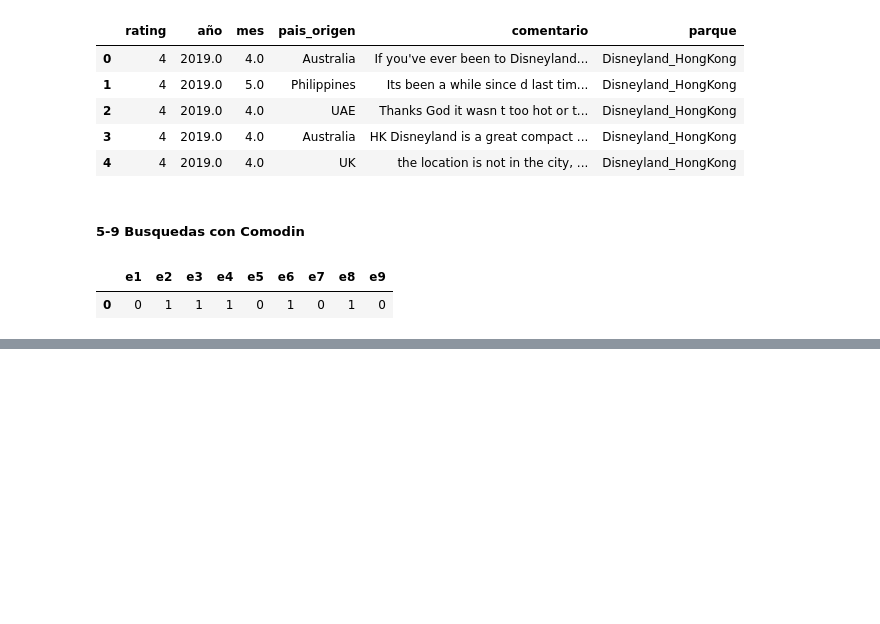
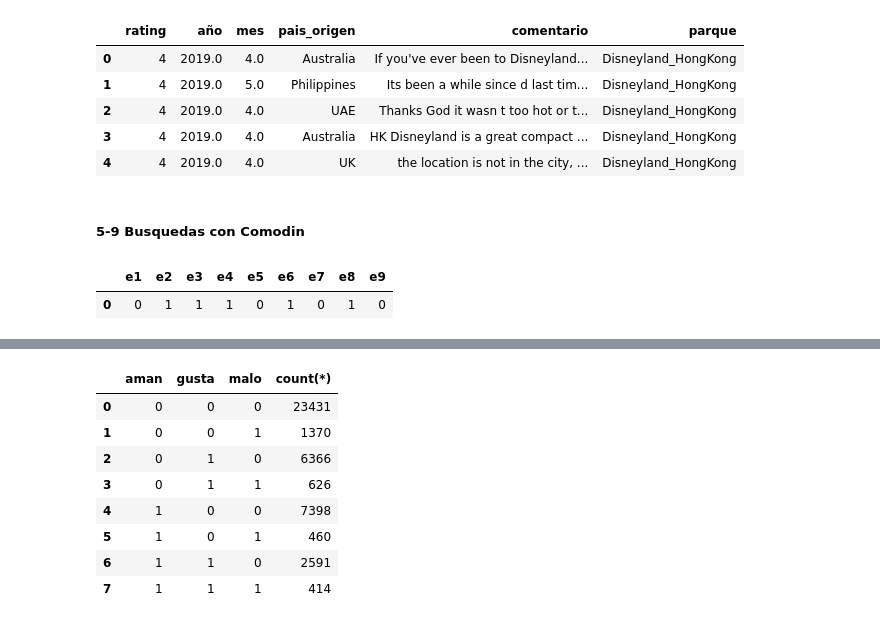
Before and after one commit to user14721068/SQL, a Jupyter notebook: 5.-Manejo de texto.ipynb, the cells around one changed output, grey strips where cells are left out. Drawn from its saved outputs; the diff is of its cells as text; code cells hidden in the pictures; blank space fills up the shorter version.

```diff
--- a/5.-Manejo de texto.ipynb
+++ b/5.-Manejo de texto.ipynb
@@ -487,0 +587,25 @@ df.head(10)
+# %%
+# Obtener la tabla considerando que puede haber comentarios que contenga una o mas palabras.
+
+query="""
+select
+    comentario like "%love%" as "aman",
+    comentario like "%like%" as "gusta",
+    comentario like "%bad%"  as "malo",
+    count(*)
+from analisistexto.disneyclean
+group by 1,2,3
+order by 1,2,3;
+"""
+df = pd.read_sql_query(text(query), engine)
+df.head(15)
+# %% [output]
+|  | aman | gusta | malo | count(*) |
+| 0 | 0 | 0 | 0 | 23431 |
+| 1 | 0 | 0 | 1 | 1370 |
+| 2 | 0 | 1 | 0 | 6366 |
+| 3 | 0 | 1 | 1 | 626 |
+| 4 | 1 | 0 | 0 | 7398 |
+| 5 | 1 | 0 | 1 | 460 |
+| 6 | 1 | 1 | 0 | 2591 |
+| 7 | 1 | 1 | 1 | 414 |
```
Also changed, not shown: parts of 27 cells of this notebook.
